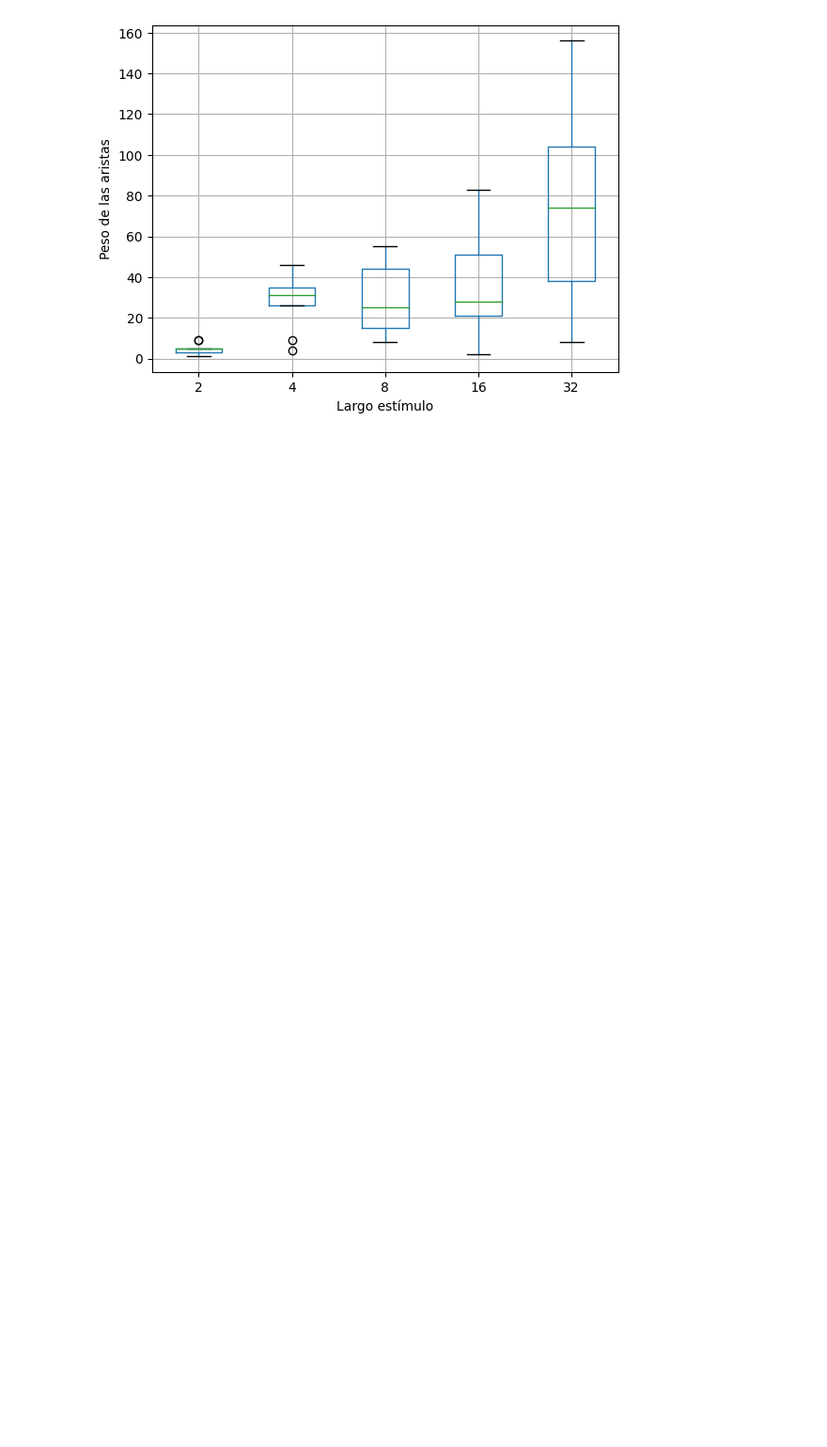
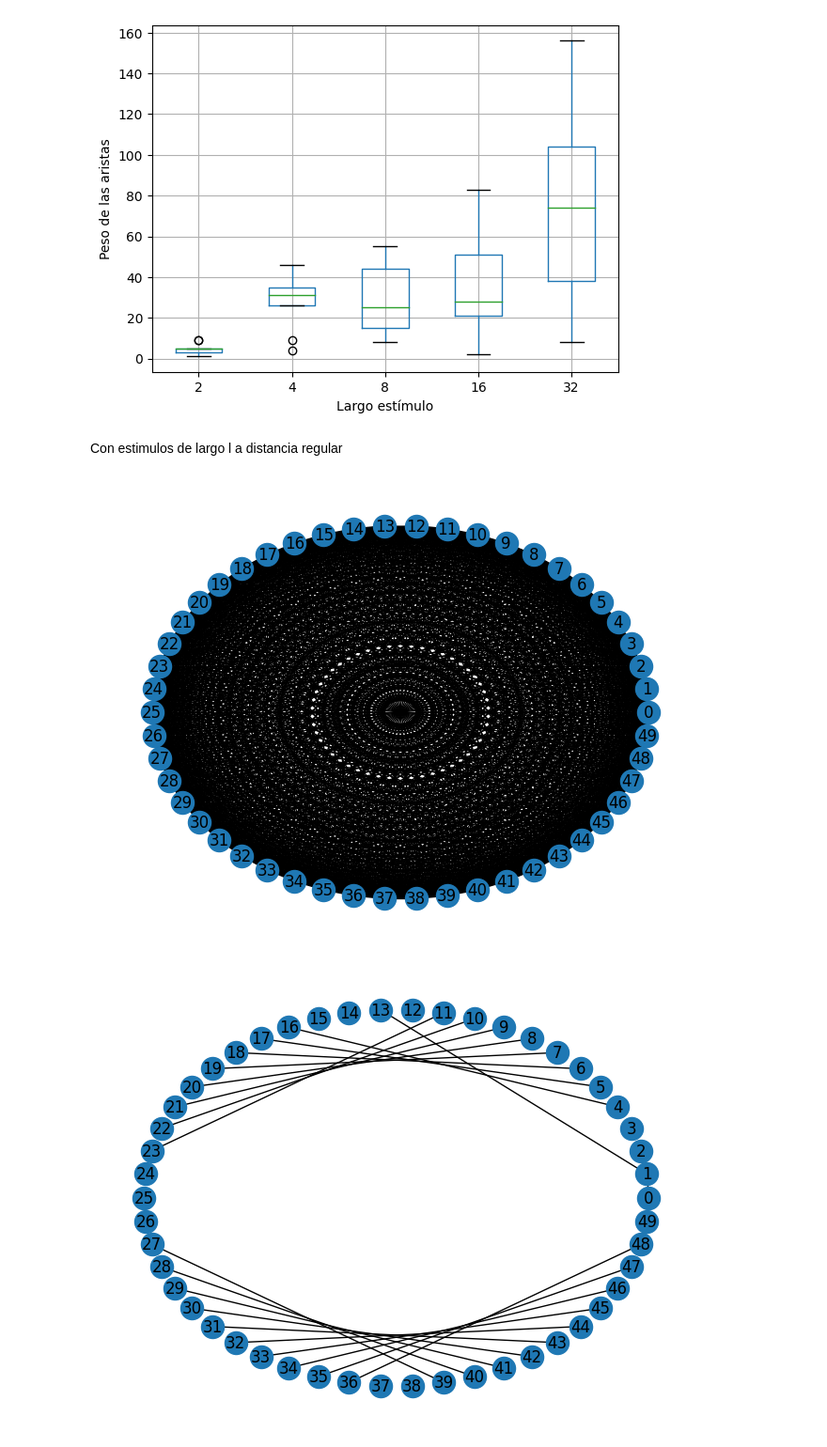
Before and after one commit to SalvadorCalanni/Modelos_basados_en_agentes, a Jupyter notebook: Proyecto_MBA.ipynb, the cells around one changed output. Shown at 94% size. Drawn from its saved outputs; the diff is of its cells as text; code cells hidden in the pictures; blank space fills up the shorter version.

```diff
--- a/Proyecto_MBA.ipynb
+++ b/Proyecto_MBA.ipynb
@@ -114,3 +154,41 @@ plt.ylabel('Peso de las aristas')
 plt.show()
 # %% [output]
 [figure]
+# %% [markdown]
+Con estimulos de largo l a distancia regular
+# %%
+largos_estim = [2, 4, 8, 16]
+lista_listas_ver = []
+listas_pesos = []
+distancia_interestim = 10
+
+
+nucleo, coclea = iniciar_red (n_neu, peso_inicial)
+pos = nx.circular_layout(nucleo)
+nx.draw(nucleo, pos, with_labels=True)
+plt.show()
+
+for l_estim in largos_estim:
+  nro_vertices = []
+  nucleo, coclea = iniciar_red (n_neu, peso_inicial)
+  for i in range(pasos):
+
+    estim = generar_estimulos_dist_reg(coclea, l_estim, distancia_interestim)
+
+    edges_estimulo = vertices_estimulo(nucleo, estim)
+
+    actualizar_pesos(nucleo, edges_estimulo, estim)
+
+    eliminar_pesos_negativos(nucleo)
+
+    nro_vertices.append(len(list(nucleo.edges())))
+
+  pos = nx.circular_layout(nucleo)
+  nx.draw(nucleo, pos, with_labels=True)
+  plt.show()
+
+  lista_listas_ver.append(nro_vertices)
+  listas_pesos.append([nucleo[u][v]['weight'] for u, v in nucleo.edges()])
+# %% [output]
+[figure, added]
+[figure, added]
```
Also changed, not shown: parts of 8 cells of this notebook.
